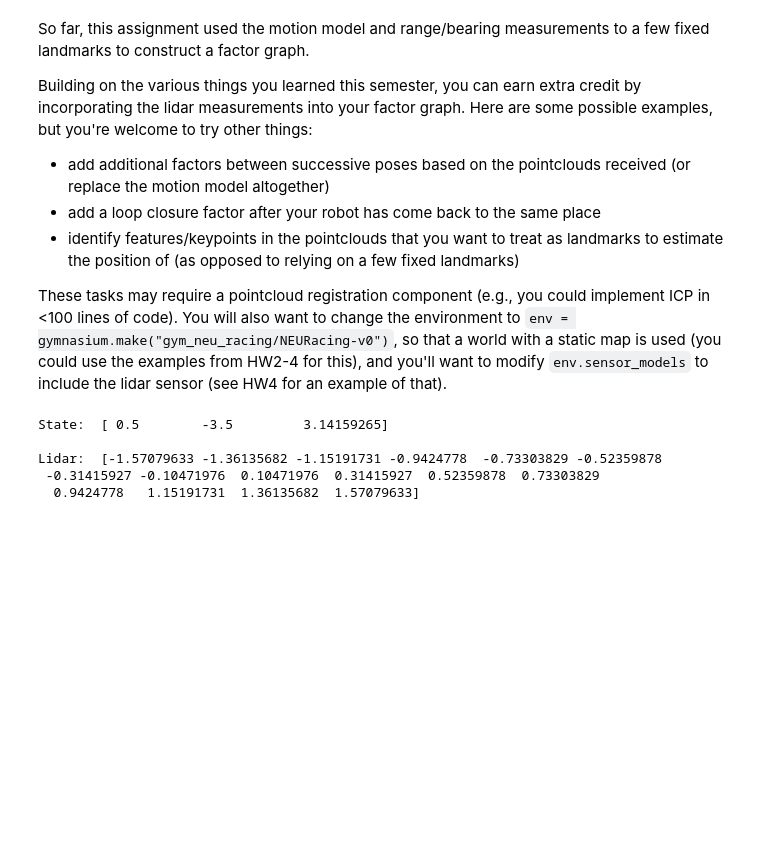
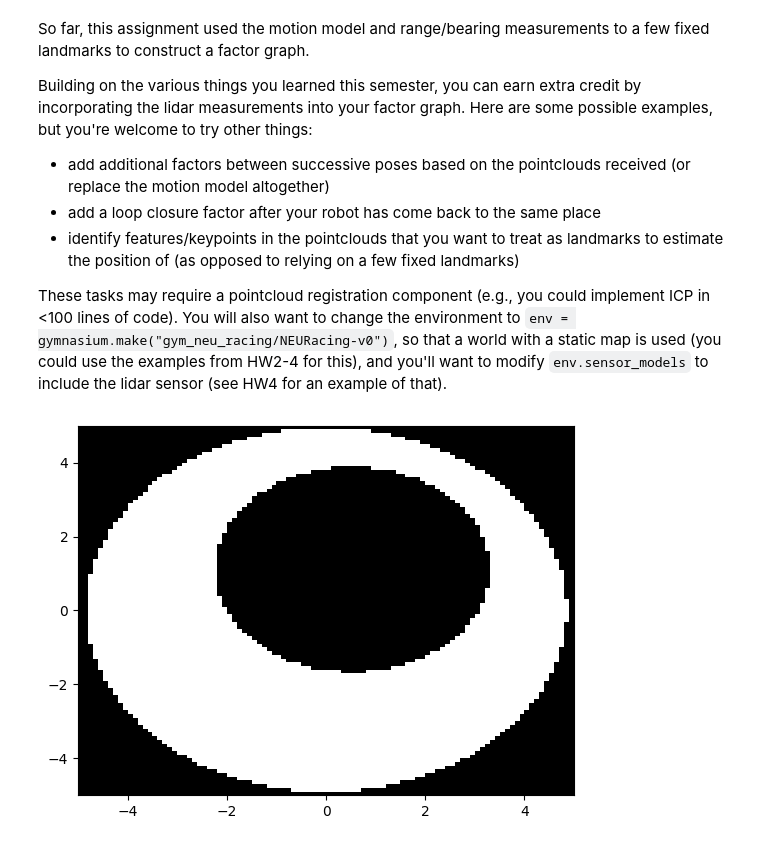
Before and after one commit to arjunjyothieswarb/EECE5550, a Jupyter notebook: HW5/EECE5550_HW5.ipynb, the cells around one changed output. Saved outputs shown, nothing was run; the diff lists cells and outputs as text; code cells hidden in the pictures; blank space fills up the shorter version.

```diff
--- a/HW5/EECE5550_HW5.ipynb
+++ b/HW5/EECE5550_HW5.ipynb
@@ -670,34 +680,28 @@ from gym_neu_racing.envs.wrappers import MappingWrapper
 from gym_neu_racing.sensor_models import Lidar2D
 # %%
 env = gymnasium.make("gym_neu_racing/NEURacing-v0")
+env.unwrapped.map.draw_map()
 env = MappingWrapper(env)
 
 # Initialize the environment (and set random seed so any randomness is repeatable)
 np.random.seed(0)
 
 # Setting the wheel radius and spacing
 robot_radius = 0.25
 robot_wheel_spacing = 0.5
 
 # Tell the environment to use your new Lidar2D sensor
 env.unwrapped.sensor_models = {
     "state": sensor_models.StateFeedback(),
     "lidar": sensor_models.Lidar2D(env.unwrapped.map),
-    "wheel_speeds": sensor_models.WheelSpeedSensor(
-            r=robot_radius, w=robot_wheel_spacing
-        )
 }
 
 # Reset the environment and get the first observation (state + lidar)
 obs, _ = env.reset()
 
 # initialize the robot in a particular state (feel free to start from different places when testing your algorithm)
 env.unwrapped.state = np.array([0.5, -3.5, np.pi])
 obs["state"] = env.unwrapped.state
 obs["lidar"] = env.unwrapped.sensor_models["lidar"].step(obs["state"])
 # %% [output]
-State:  [ 0.5        -3.5         3.14159265]
-
-Lidar:  [-1.57079633 -1.36135682 -1.15191731 -0.9424778  -0.73303829 -0.52359878
- -0.31415927 -0.10471976  0.10471976  0.31415927  0.52359878  0.73303829
-  0.9424778   1.15191731  1.36135682  1.57079633]
+[figure, added]
```
Also changed, not shown: parts of 3 cells of this notebook.
